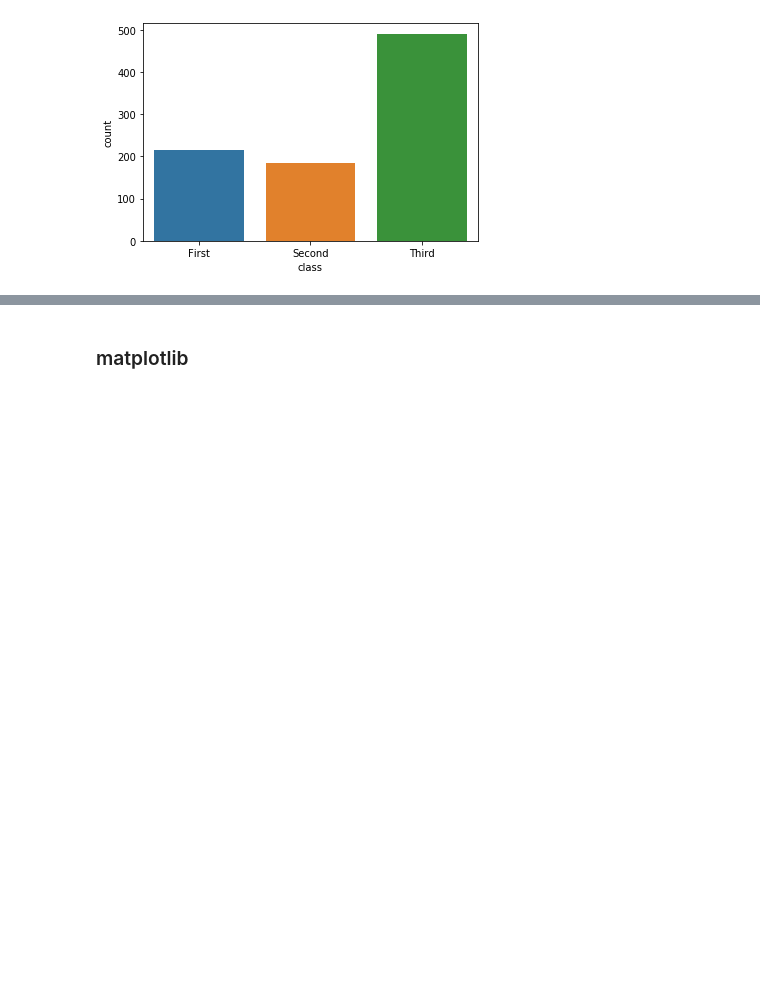
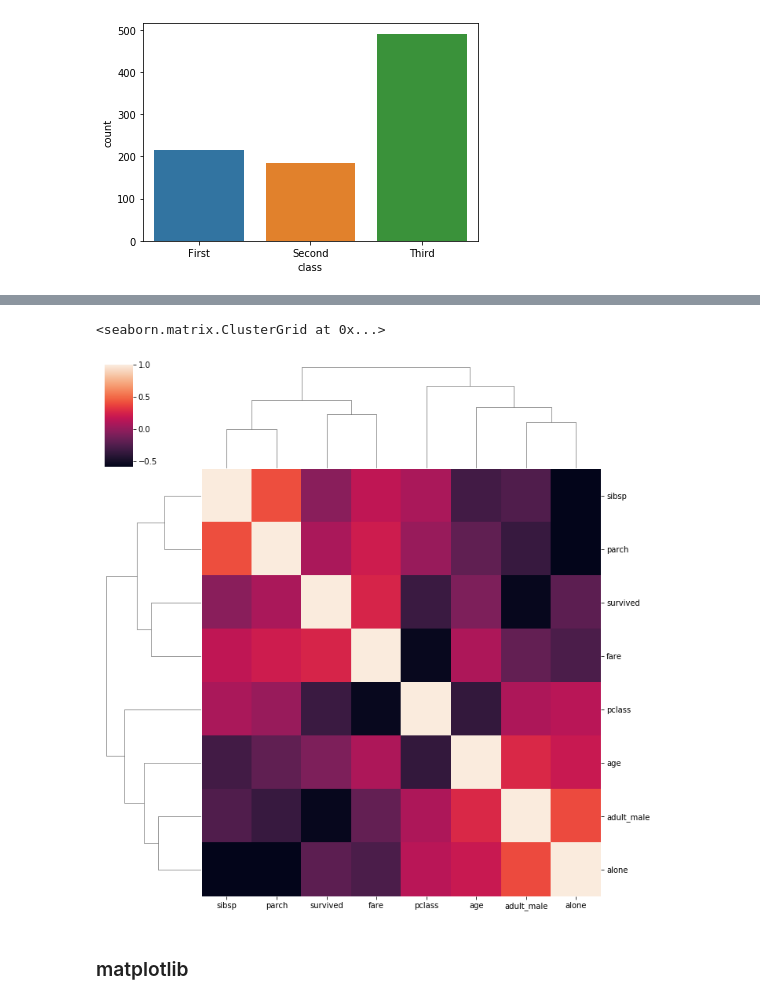
Before and after one commit to NeerajMoudgil/MLBootcamp, a Jupyter notebook: visualization.ipynb, the cells around one changed output, grey strips where cells are left out. Drawn from its saved outputs; the diff is of its cells as text; code cells hidden in the pictures; blank space fills up the shorter version.

```diff
--- a/visualization.ipynb
+++ b/visualization.ipynb
@@ -51,3 +56,8 @@ sns.countplot(x='class',data=titanic) #categorical
+# %%
+sns.clustermap(titanic.corr())
+# %% [output]
+<seaborn.matrix.ClusterGrid at 0x...>
+[figure, added]
 # %% [markdown]
 ### matplotlib
 # %%
```
Also changed, not shown: parts of 1 cell of this notebook.
